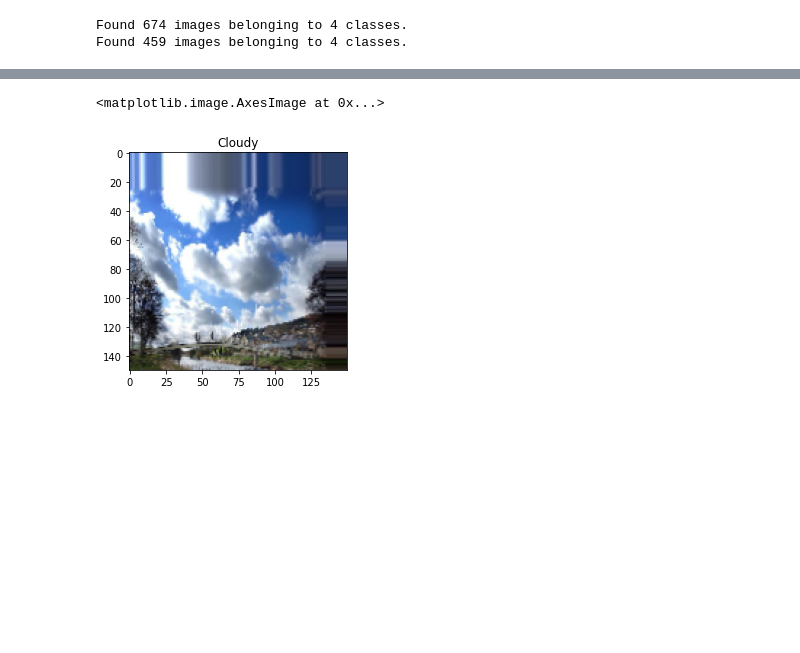
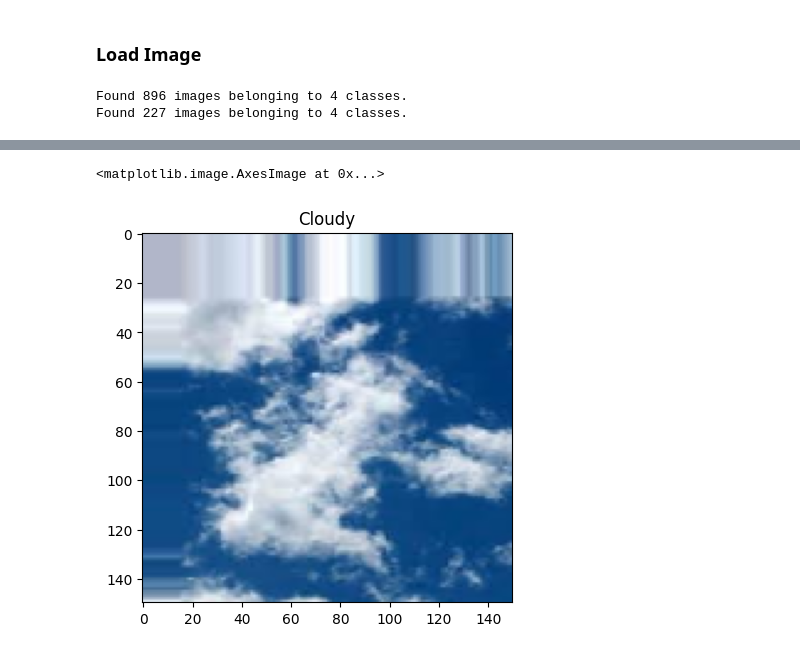
Before and after one commit to saelsam/PA-KB, a Jupyter notebook: PA_KB2_A2.ipynb, the cells around one changed output, grey strips where cells are left out. Saved outputs shown, nothing was run; the diff lists cells and outputs as text; code cells hidden in the pictures; blank space fills up the shorter version.

Commit message:
add plotting

```diff
--- a/PA_KB2_A2.ipynb
+++ b/PA_KB2_A2.ipynb
@@ -16,19 +13,21 @@ validation_dir = '/content/gdrive/My Drive/validation'
 def random_brightness(image):
     return tf.image.random_brightness(image,max_delta=0.5)
 # %%
-IMG_PATH = 'Multi-class Weather Dataset'
+train_dir = 'Multi-class Weather Dataset/train'
+val_dir = 'Multi-class Weather Dataset/val'
 
 img_datagen = ImageDataGenerator(
-        rescale = 1./255, #Rescale Gambar
-        rotation_range = 0.45, #Rotasi Gambar
-        width_shift_range = 0.2, #Geser gambar
-        height_shift_range = 0.2,
-        zoom_range = 0.2,
-        horizontal_flip = True,
-        validation_split = 0.1,
-        fill_mode = 'nearest',
-        preprocessing_function = random_brightness
+    rescale = 1./255,
+    rotation_range = 0.45,
+    width_shift_range = 0.2,
+    height_shift_range = 0.2,
+    zoom_range = 0.2,
+    horizontal_flip = True,
+    fill_mode = 'nearest',
+    preprocessing_function = random_brightness
 )
+# %% [markdown]
+### Load Image
 # %%
 train_generator = img_datagen.flow_from_directory(
     train_dir,
@@ -46,14 +45,14 @@ validation_generator = img_datagen.flow_from_directory(
     class_mode = 'categorical',
 )
 # %% [output]
-Found 674 images belonging to 4 classes.
-Found 459 images belonging to 4 classes.
+Found 896 images belonging to 4 classes.
+Found 227 images belonging to 4 classes.
 # %%
 image, label = train_generator.next()
 # %%
 label_name = ['Cloudy', 'Rain', 'Shine', 'Sunrise']
 # %%
-index = 4
+index = 1
 plt.title(label_name[tf.argmax(label[index])])
-plt.imshow(image[4])
+plt.imshow(image[1])
 # %% [output]
@@ -61,4 +60,4 @@ WARNING:matplotlib.image:Clipping input data to the valid range for imshow with
 <matplotlib.image.AxesImage at 0x...>
-[figure, old version]
+[figure, new version]
 # %%
 model = tf.keras.Sequential([
```
Also changed, not shown: parts of 16 cells of this notebook.
